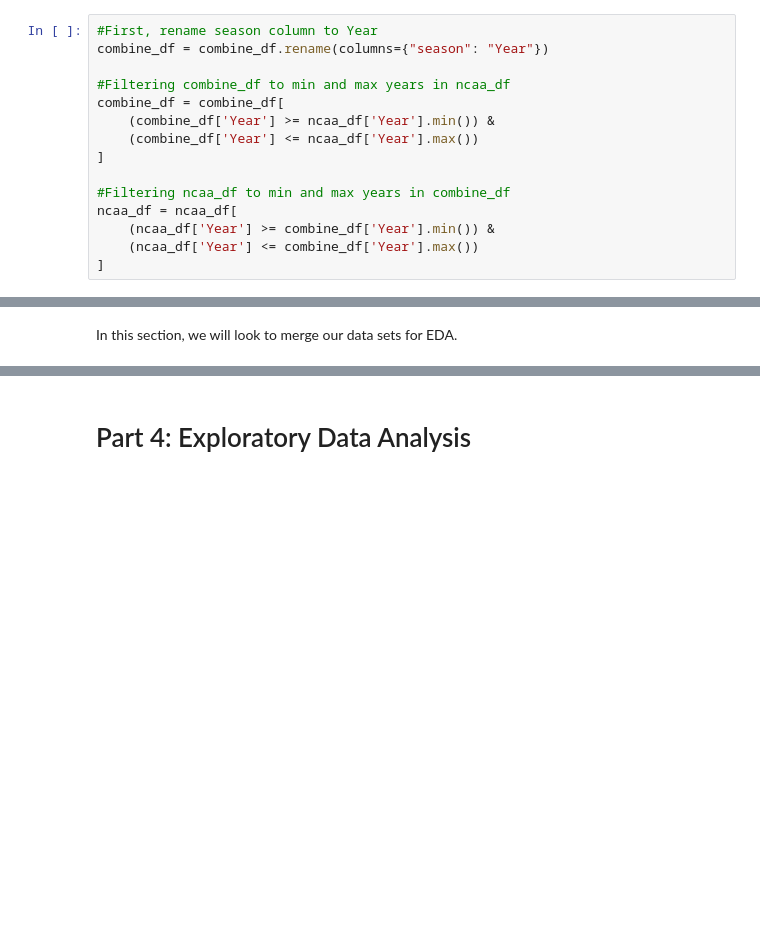
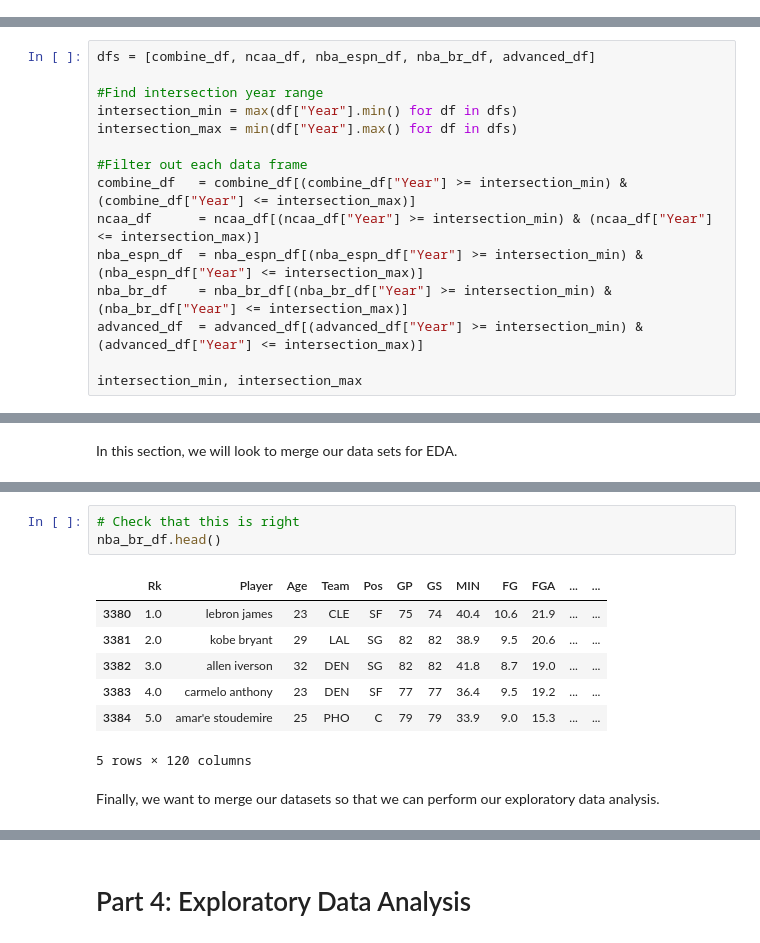
Before and after one commit to BennettHilck12/DraftEdge, a Jupyter notebook: DraftEdge.ipynb, the cells around one changed output, grey strips where cells are left out. Drawn from its saved outputs; the diff is of its cells as text; blank space fills up the shorter version.

```diff
--- a/DraftEdge.ipynb
+++ b/DraftEdge.ipynb
@@ -369,18 +386,3 @@ nba_espn_df.describe()
 We can see that although ncaa_df ranges from 2008 - 2025, combine_df only ranges from 2001 - 2023. This indicates that we will have to clean and format our dataframes to only include relevant years for processing.
 # %% [markdown]
 First, let us only include the years where the combine and NCAA overlap.
-# %%
-#First, rename season column to Year
-combine_df = combine_df.rename(columns={"season": "Year"})
-
-#Filtering combine_df to min and max years in ncaa_df
-combine_df = combine_df[
-    (combine_df['Year'] >= ncaa_df['Year'].min()) &
-    (combine_df['Year'] <= ncaa_df['Year'].max())
-]
-
-#Filtering ncaa_df to min and max years in combine_df
-ncaa_df = ncaa_df[
-    (ncaa_df['Year'] >= combine_df['Year'].min()) &
-    (ncaa_df['Year'] <= combine_df['Year'].max())
-]
@@ -410,0 +389,15 @@ ncaa_df.describe()
+# %%
+dfs = [combine_df, ncaa_df, nba_espn_df, nba_br_df, advanced_df]
+
+#Find intersection year range
+intersection_min = max(df["Year"].min() for df in dfs)
+intersection_max = min(df["Year"].max() for df in dfs)
+
+#Filter out each data frame
+combine_df   = combine_df[(combine_df["Year"] >= intersection_min) & (combine_df["Year"] <= intersection_max)]
+ncaa_df      = ncaa_df[(ncaa_df["Year"] >= intersection_min) & (ncaa_df["Year"] <= intersection_max)]
+nba_espn_df  = nba_espn_df[(nba_espn_df["Year"] >= intersection_min) & (nba_espn_df["Year"] <= intersection_max)]
+nba_br_df    = nba_br_df[(nba_br_df["Year"] >= intersection_min) & (nba_br_df["Year"] <= intersection_max)]
+advanced_df  = advanced_df[(advanced_df["Year"] >= intersection_min) & (advanced_df["Year"] <= intersection_max)]
+
+intersection_min, intersection_max
@@ -499,0 +517,13 @@ Index(['Rk', 'Player', 'Age', 'Team_br', 'Pos', 'G', 'GS', 'MP', 'FG', '3P',
+# %%
+# Check that this is right
+nba_br_df.head()
+# %% [output]
+|  | Rk | Player | Age | Team | Pos | GP | GS | MIN | FG | FGA | ... | ... |
+| 3380 | 1.0 | lebron james | 23 | CLE | SF | 75 | 74 | 40.4 | 10.6 | 21.9 | ... | ... |
+| 3381 | 2.0 | kobe bryant | 29 | LAL | SG | 82 | 82 | 38.9 | 9.5 | 20.6 | ... | ... |
+| 3382 | 3.0 | allen iverson | 32 | DEN | SG | 82 | 82 | 41.8 | 8.7 | 19.0 | ... | ... |
+| 3383 | 4.0 | carmelo anthony | 23 | DEN | SF | 77 | 77 | 36.4 | 9.5 | 19.2 | ... | ... |
+| 3384 | 5.0 | amar'e stoudemire | 25 | PHO | C | 79 | 79 | 33.9 | 9.0 | 15.3 | ... | ... |
+5 rows × 120 columns
+# %% [markdown]
+Finally, we want to merge our datasets so that we can perform our exploratory data analysis.
```
Also changed, not shown: parts of 22 cells of this notebook.
